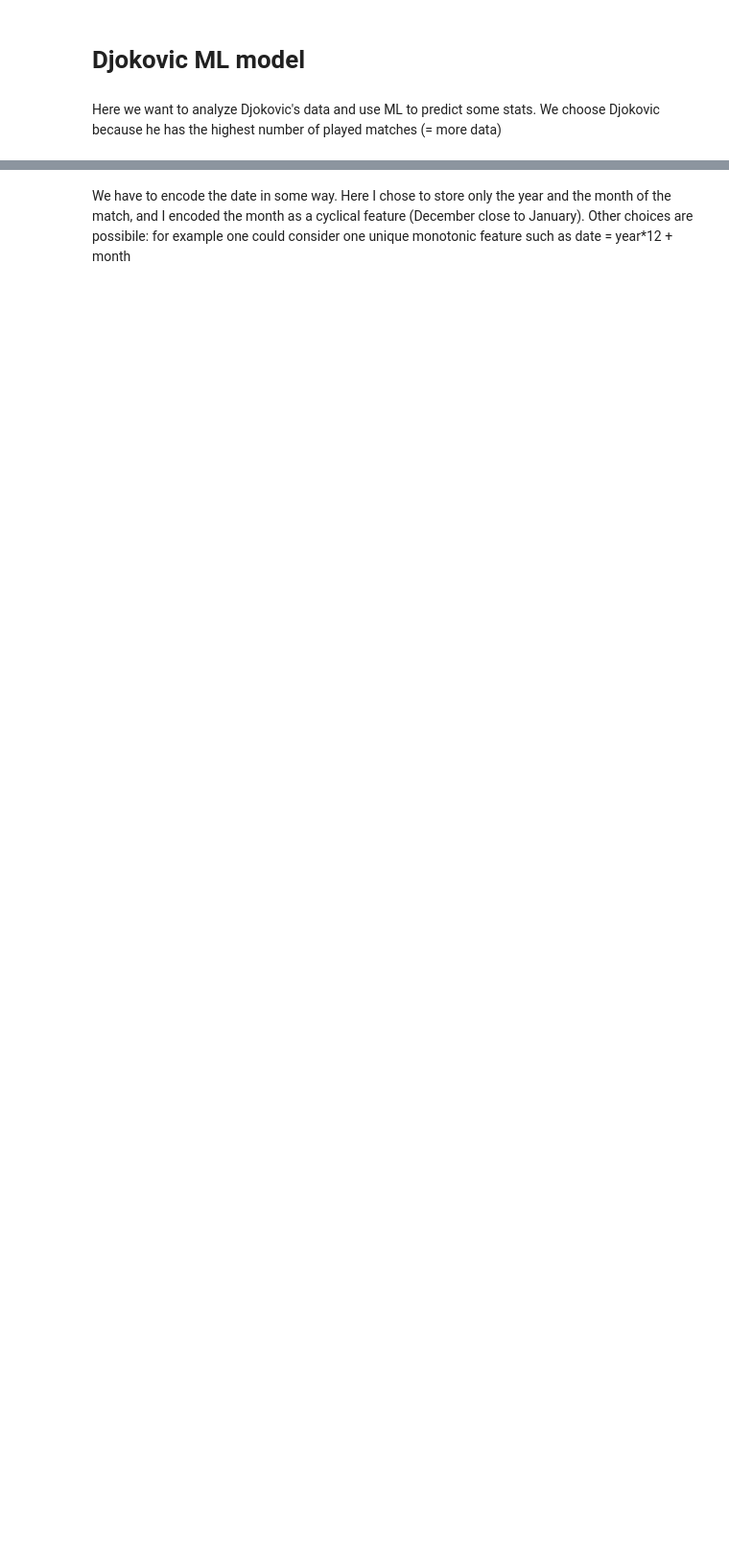
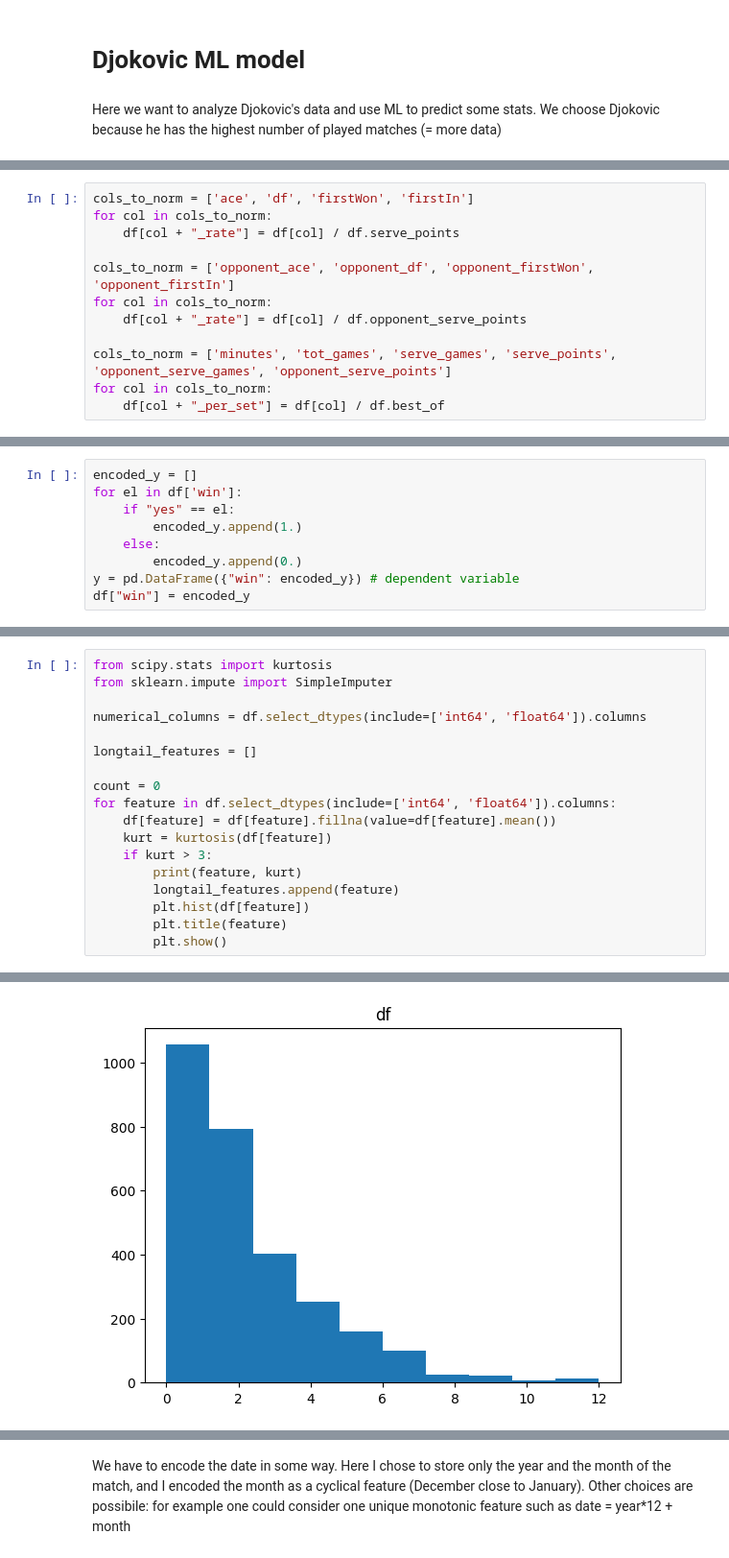
Before and after one commit to Matteo294/ATP-analysis, a Jupyter notebook: MLmodel/ml.ipynb, the cells around one changed output, grey strips where cells are left out. Shown at 96% size. Drawn from its saved outputs; the diff is of its cells as text; blank space fills up the shorter version.

Commit message:
better data quality

```diff
--- a/MLmodel/ml.ipynb
+++ b/MLmodel/ml.ipynb
@@ -69,0 +94,12 @@ display_scrollable_table(df)
+# %%
+cols_to_norm = ['ace', 'df', 'firstWon', 'firstIn']
+for col in cols_to_norm:
+    df[col + "_rate"] = df[col] / df.serve_points
+
+cols_to_norm = ['opponent_ace', 'opponent_df', 'opponent_firstWon', 'opponent_firstIn']
+for col in cols_to_norm:
+    df[col + "_rate"] = df[col] / df.opponent_serve_points
+
+cols_to_norm = ['minutes', 'tot_games', 'serve_games', 'serve_points', 'opponent_serve_games', 'opponent_serve_points']
+for col in cols_to_norm:
+    df[col + "_per_set"] = df[col] / df.best_of
@@ -69,0 +108,9 @@ display_scrollable_table(df)
+# %%
+encoded_y = []
+for el in df['win']:
+    if "yes" == el:
+        encoded_y.append(1.)
+    else:
+        encoded_y.append(0.)
+y = pd.DataFrame({"win": encoded_y}) # dependent variable
+df["win"] = encoded_y
@@ -69,0 +121,19 @@ display_scrollable_table(df)
+# %%
+from scipy.stats import kurtosis
+from sklearn.impute import SimpleImputer
+
+numerical_columns = df.select_dtypes(include=['int64', 'float64']).columns
+
+longtail_features = []
+
+count = 0
+for feature in df.select_dtypes(include=['int64', 'float64']).columns:
+    df[feature] = df[feature].fillna(value=df[feature].mean())
+    kurt = kurtosis(df[feature])
+    if kurt > 3:
+        print(feature, kurt)
+        longtail_features.append(feature)
+        plt.hist(df[feature])
+        plt.title(feature)
+        plt.show()
+# %% [output]
@@ -69,0 +141 @@ display_scrollable_table(df)
+[figure, added]
```
Also changed, not shown: parts of 34 cells of this notebook, 1 other file.
